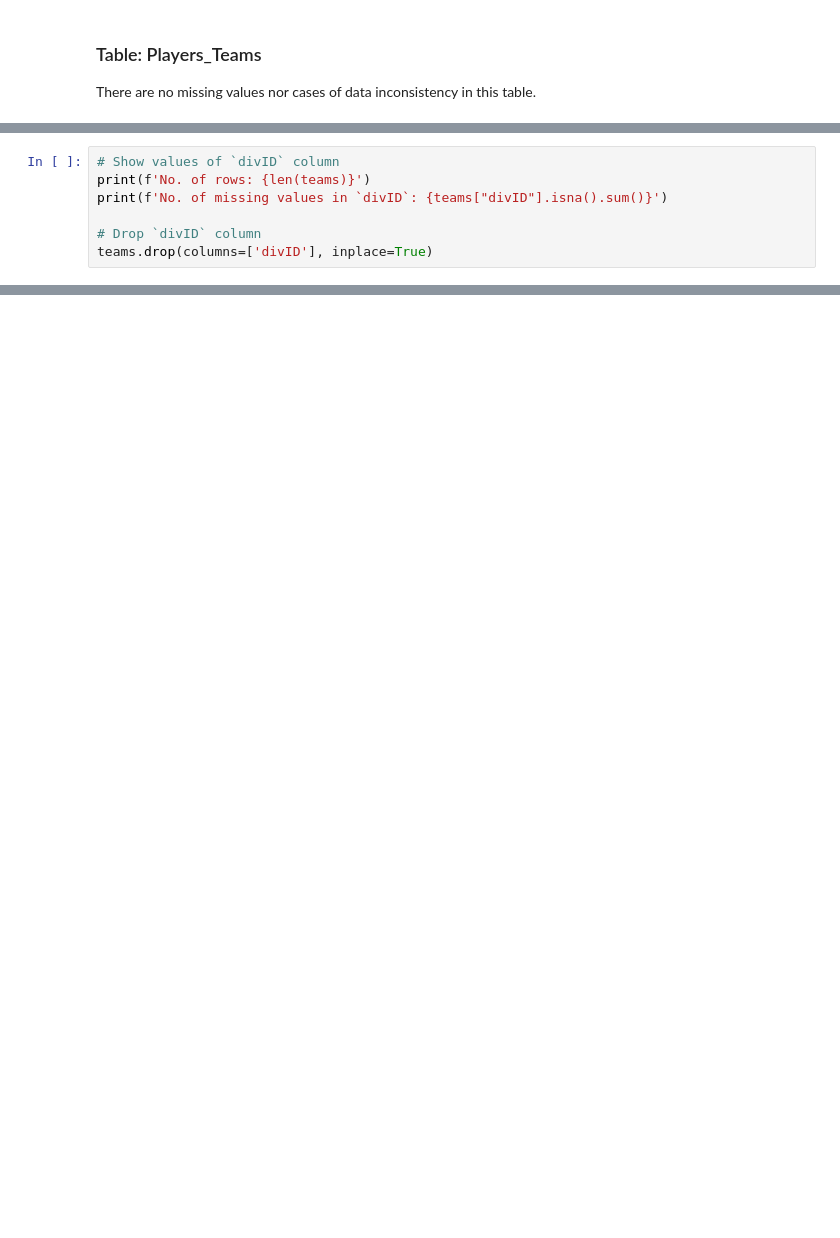
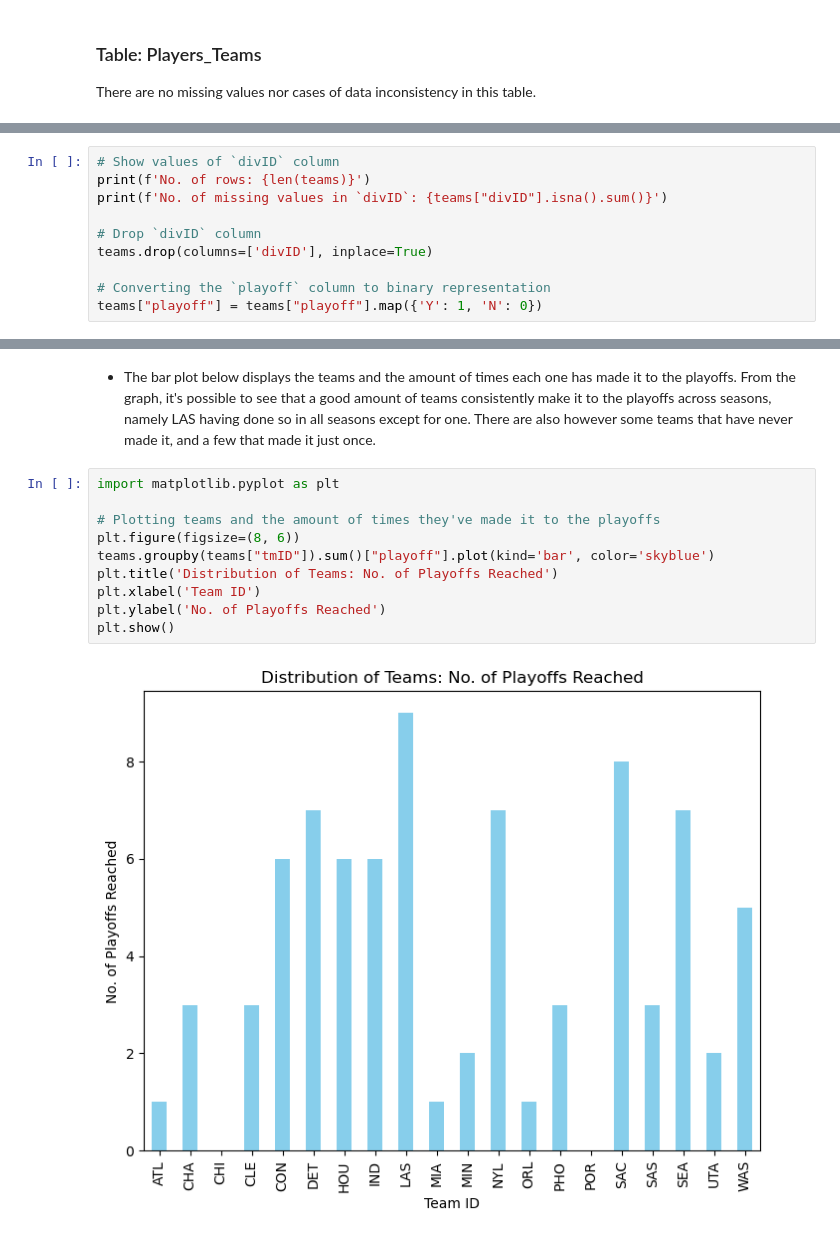
Before and after one commit to Pedro-CAB/AC-Project, a Jupyter notebook: data_analysis.ipynb, the cells around one changed output, grey strips where cells are left out. Drawn from its saved outputs; the diff is of its cells as text; blank space fills up the shorter version.

```diff
--- a/data_analysis.ipynb
+++ b/data_analysis.ipynb
@@ -532,3 +542,6 @@ print(f'No. of missing values in `divID`: {teams["divID"].isna().sum()}')
 
 # Drop `divID` column
 teams.drop(columns=['divID'], inplace=True)
+
+# Converting the `playoff` column to binary representation
+teams["playoff"] = teams["playoff"].map({'Y': 1, 'N': 0})
@@ -534,0 +571,14 @@ teams.drop(columns=['divID'], inplace=True)
+# %% [markdown]
+- The bar plot below displays the teams and the amount of times each one has made it to the playoffs. From the graph, it's possible to see that a good amount of teams consistently make it to the playoffs across seasons, namely LAS having done so in all seasons except for one. There are also however some teams that have never made it, and a few that made it just once.
+# %%
+import matplotlib.pyplot as plt
+
+# Plotting teams and the amount of times they've made it to the playoffs
+plt.figure(figsize=(8, 6))
+teams.groupby(teams["tmID"]).sum()["playoff"].plot(kind='bar', color='skyblue')
+plt.title('Distribution of Teams: No. of Playoffs Reached')
+plt.xlabel('Team ID')
+plt.ylabel('No. of Playoffs Reached')
+plt.show()
+# %% [output]
+[figure, added]
```
Also changed, not shown: parts of 12 cells of this notebook.
